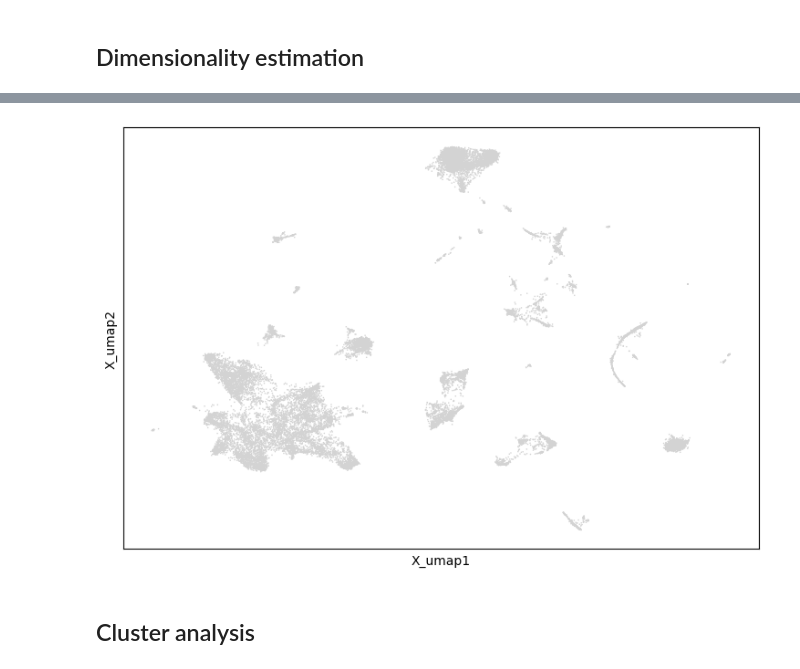
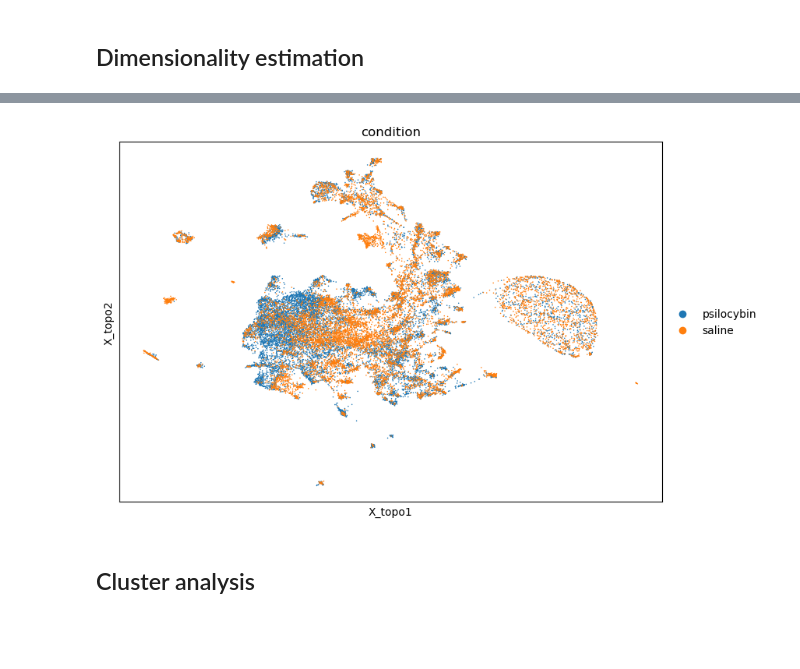
Before and after one commit to galicae/ue300164, a Jupyter notebook: notebooks/prepare_psilocybin.ipynb, the cells around one changed output, grey strips where cells are left out. Cells and saved outputs as stored; diff of their text form; code cells hidden in the pictures; blank space fills up the shorter version.

```diff
--- a/notebooks/prepare_psilocybin.ipynb
+++ b/notebooks/prepare_psilocybin.ipynb
@@ -169,8 +171,6 @@ AC149090.1               966.0     True
 # %%
 adata.var = pd.concat([adata.var, anti_cor_table], axis=1)
-# %%
-adata.var["highly_variable"] = adata.var["selected"].fillna(False)
 # %% [markdown]
 ## Dimensionality estimation
 # %%
-hvg = adata[:, adata.var["highly_variable"] == True].copy()
+hvg = adata[:, adata.var["selected"] == True].copy()
@@ -295,7 +305,7 @@ adata.obsm["X_PCA"] = pca_Y
 adata.obsm["X_DM"] = tg.EigenbasisDict['DM with bw_adaptive'].results()
 
 # save two best projections
-adata.obsm["X_topo"] = tg.ProjectionDict['MAP of bw_adaptive from DM with bw_adaptive']
+adata.obsm["X_topo"] = tg.ProjectionDict['MAP of bw_adaptive from LE with bw_adaptive']
 adata.obsm["X_umap"] = umap_PCA
 
 # keep track of our choices
@@ -303,9 +313,9 @@ adata.uns["X_topo"] = 'MAP of bw_adaptive from LE with bw_adaptive'
 adata.uns["topo_eval_dict"] = evaluation_dict
 # %%
 fig, ax = plt.subplots(figsize=(9, 6))
-sc.pl.embedding(adata, basis="X_umap", ax=ax)
+sc.pl.embedding(adata, basis="X_topo", ax=ax, color="condition")
 # %% [output]
-[figure, old version]
+[figure, new version]
 # %% [markdown]
 ## Cluster analysis
 # %%
```
Also changed, not shown: parts of 11 cells of this notebook, 7 other files.
